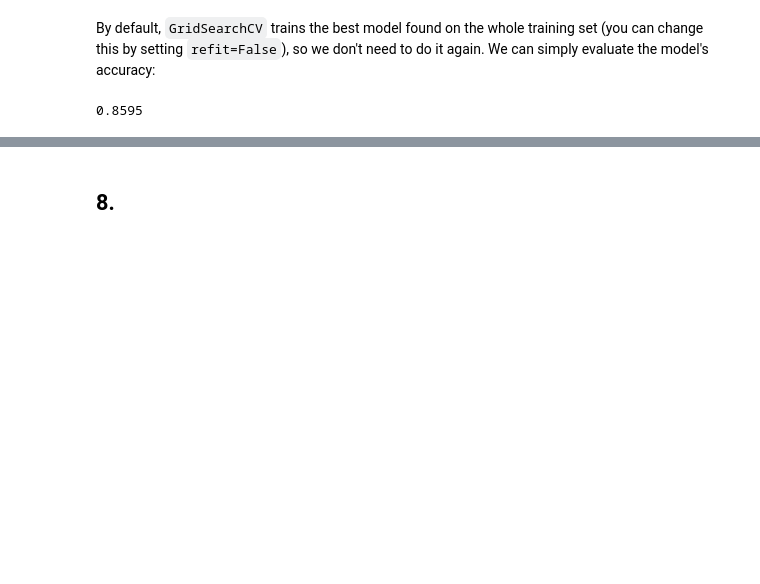
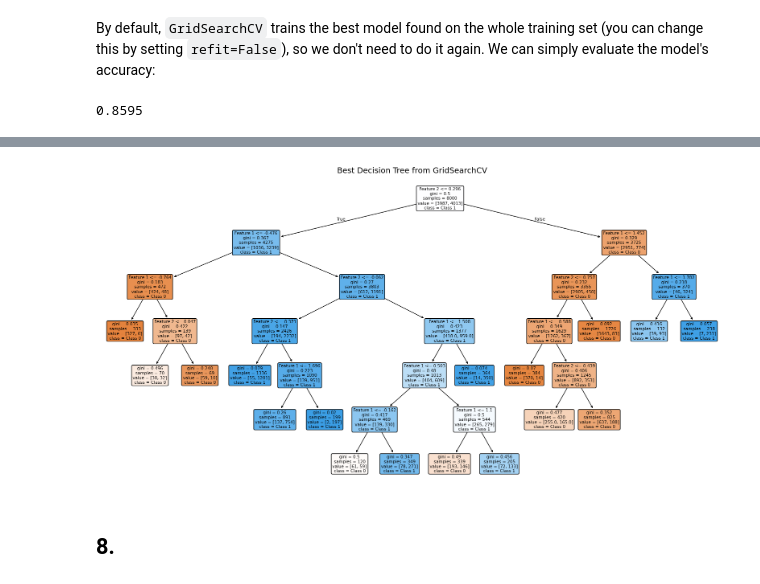
Before and after one commit to GVK1999/Module-3-Coding-Assignment-GVK, a Jupyter notebook: 06_decision_trees_VamsiKrishnaGanesuni.ipynb, the cells around one changed output, grey strips where cells are left out. Saved outputs shown, nothing was run; the diff lists cells and outputs as text; code cells hidden in the pictures; blank space fills up the shorter version.

```diff
--- a/06_decision_trees_VamsiKrishnaGanesuni.ipynb
+++ b/06_decision_trees_VamsiKrishnaGanesuni.ipynb
@@ -124,3 +135,17 @@ accuracy_score(y_test, y_pred)
+# %%
+from sklearn.tree import plot_tree
+import matplotlib.pyplot as plt
+
+plt.figure(figsize=(20, 10)) # Adjust figure size for better readability
+plot_tree(grid_search_cv.best_estimator_,
+          filled=True,
+          rounded=True,
+          feature_names=['Feature 1', 'Feature 2'], # Appropriate for the moons dataset
+          class_names=['Class 0', 'Class 1'])
+plt.title("Best Decision Tree from GridSearchCV")
+plt.show()
+# %% [output]
+[figure, added]
 # %% [markdown]
 ## 8.
 # %% [markdown]
```
Also changed, not shown: parts of 9 cells of this notebook.
